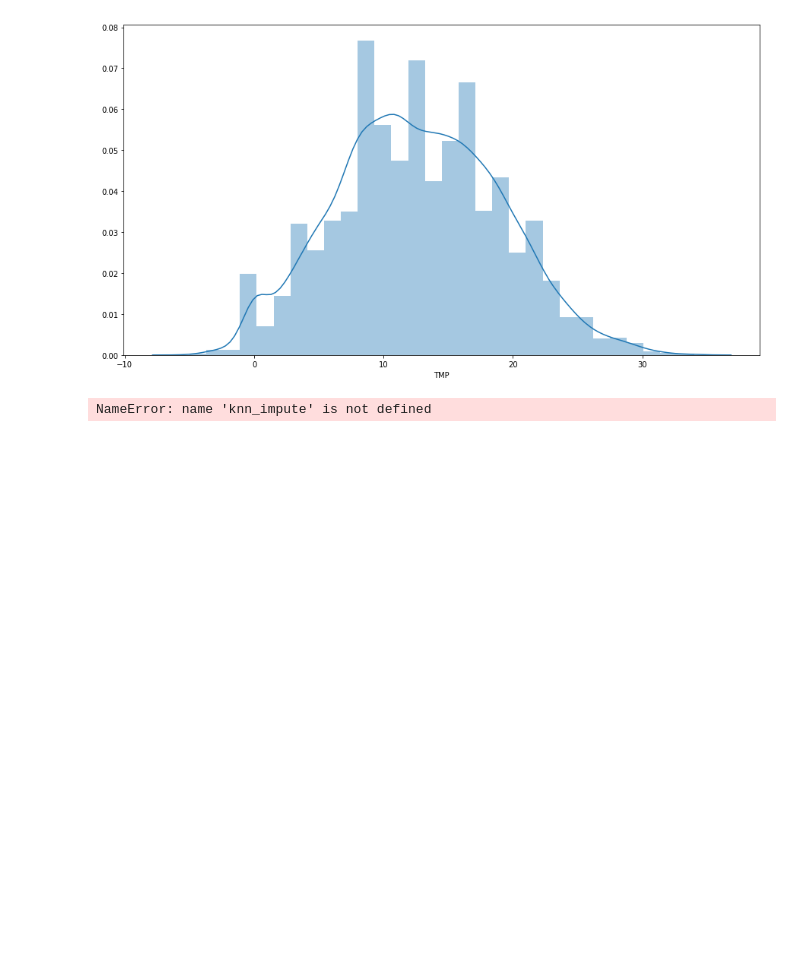
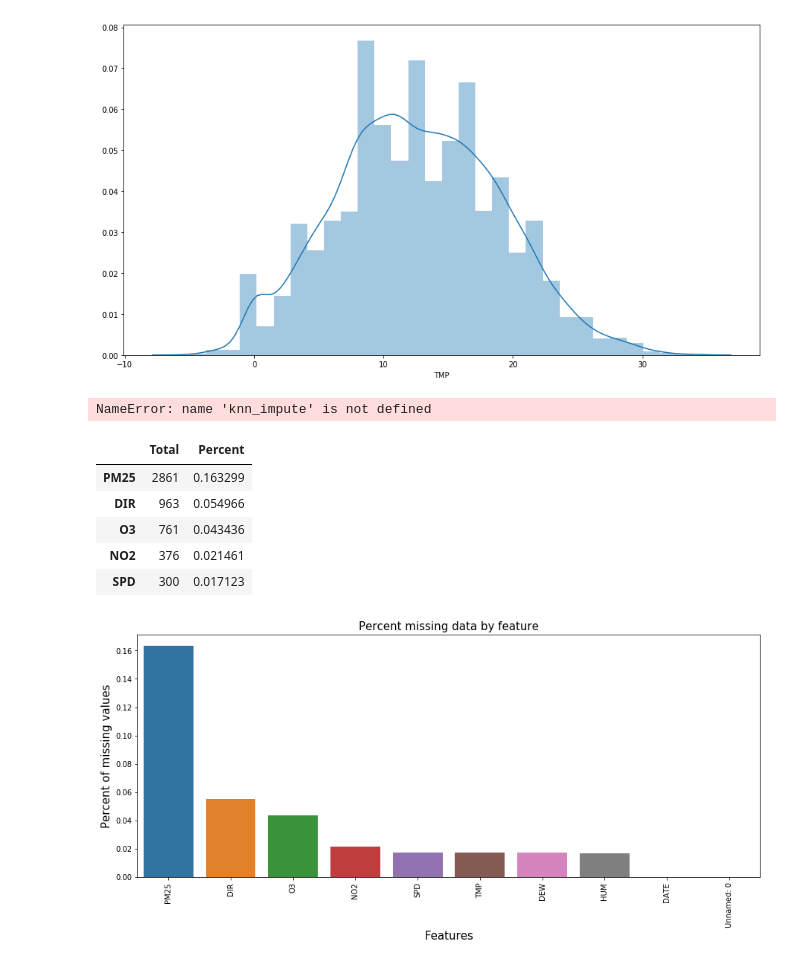
Before and after one commit to jmejco/data-analytics-cw, a Jupyter notebook: data/fillna-test.ipynb, the cells around one changed output. Drawn from its saved outputs; the diff is of its cells as text; code cells hidden in the pictures; blank space fills up the shorter version.

Commit message:
fillna updated

```diff
--- a/data/fillna-test.ipynb
+++ b/data/fillna-test.ipynb
@@ -139,3 +140,24 @@ knn_impute(target=df['TMP'], attributes=df.drop(['DATE', 'FEW'], 1),
                                     categorical_distance='hamming', missing_neighbors_threshold=0.8)
 # %% [output]
 NameError: name 'knn_impute' is not defined
+# %%
+dataset = pd.read_csv('fillna.csv')
+
+total = dataset.isnull().sum().sort_values(ascending=False)
+percent = (dataset.isnull().sum()/dataset.isnull().count()).sort_values(ascending=False)
+missing_data = pd.concat([total, percent], axis=1, keys=['Total', 'Percent'])
+f, ax = plt.subplots(figsize=(15, 6))
+plt.xticks(rotation='90')
+sns.barplot(x=missing_data.index, y=missing_data['Percent'])
+plt.xlabel('Features', fontsize=15)
+plt.ylabel('Percent of missing values', fontsize=15)
+plt.title('Percent missing data by feature', fontsize=15)
+missing_data.head()
+# %% [output]
+|  | Total | Percent |
+| PM25 | 2861 | 0.163299 |
+| DIR | 963 | 0.054966 |
+| O3 | 761 | 0.043436 |
+| NO2 | 376 | 0.021461 |
+| SPD | 300 | 0.017123 |
+[figure, added]
```
Also changed, not shown: parts of 4 cells of this notebook.
